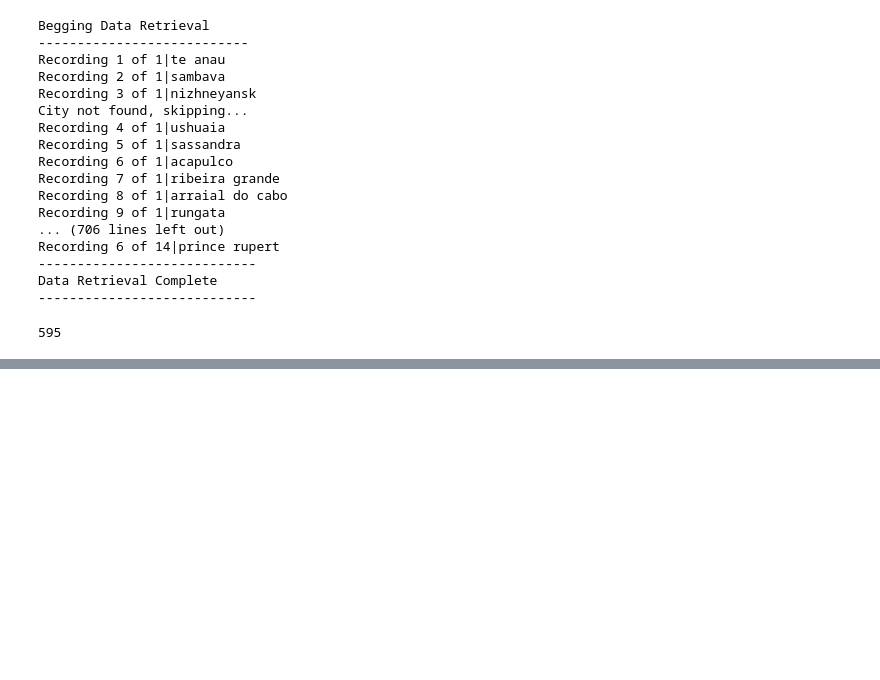
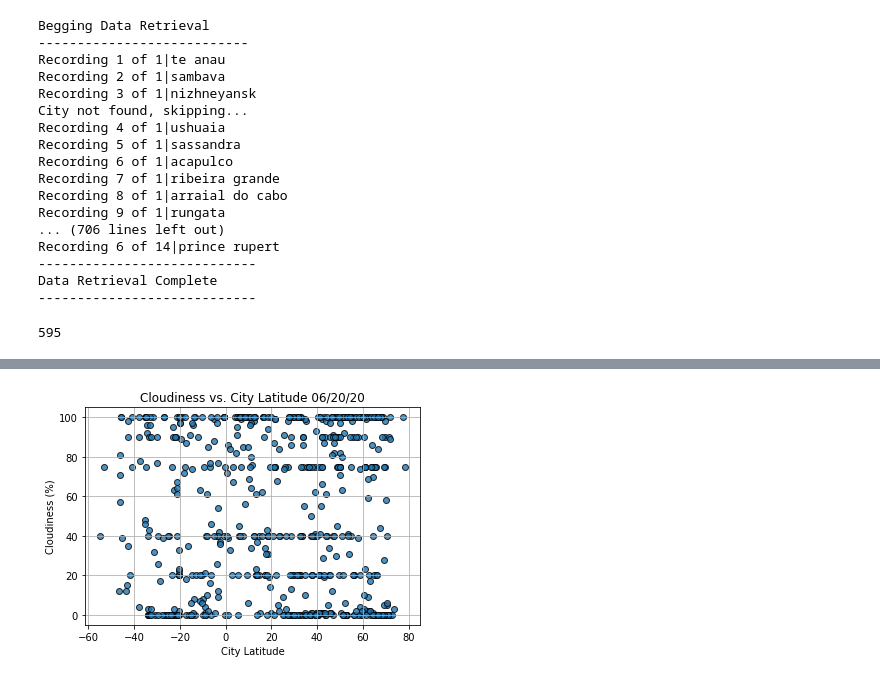
Before and after one commit to mauricio4337/World-Weather-Analysis, a Jupyter notebook: WeatherPy.ipynb, the cells around one changed output, grey strips where cells are left out. Drawn from its saved outputs; the diff is of its cells as text; code cells hidden in the pictures; blank space fills up the shorter version.

```diff
--- a/WeatherPy.ipynb
+++ b/WeatherPy.ipynb
@@ -132,0 +180,19 @@ city_data_df.to_csv(output_file_path, index_label='City_ID')
+# %%
+# Build scatter plot cloudiness vs. latitude
+plt.scatter(lat,
+            cloudiness,
+            edgecolor='black', linewidth=1, marker='o',
+            alpha=0.8,
+            label='Cities')
+
+# Incorporate other graph properties
+plt.title(f'Cloudiness vs. City Latitude ' + time.strftime("%x"))
+plt.ylabel('Cloudiness (%)')
+plt.xlabel('City Latitude')
+plt.grid(True)
+
+# Save the figure to file and display the plot inline
+plt.savefig('weather_data\Fig3.png')
+plt.show()
+# %% [output]
+[figure, added]
```
Also changed, not shown: parts of 4 cells of this notebook, 5 other files.
